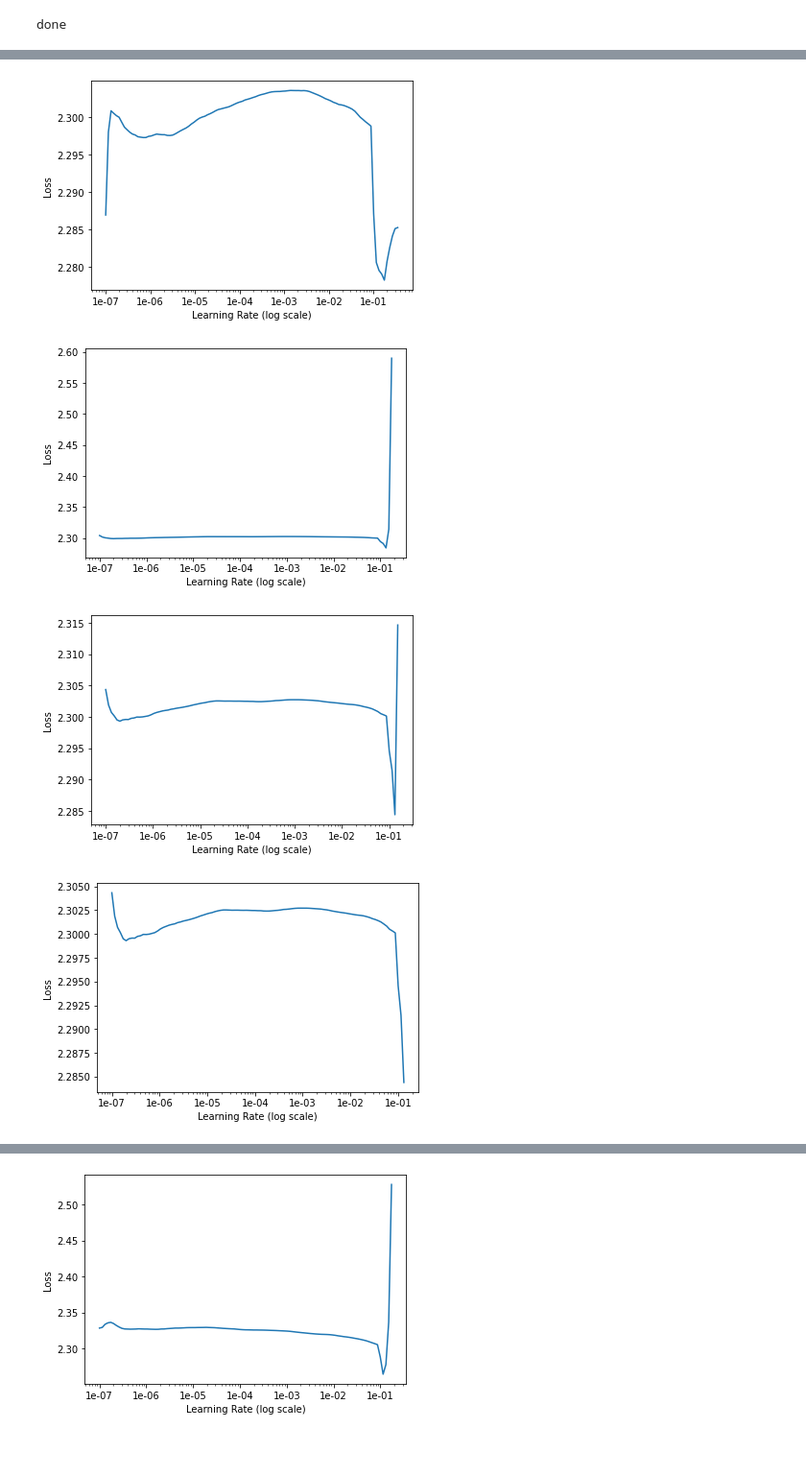
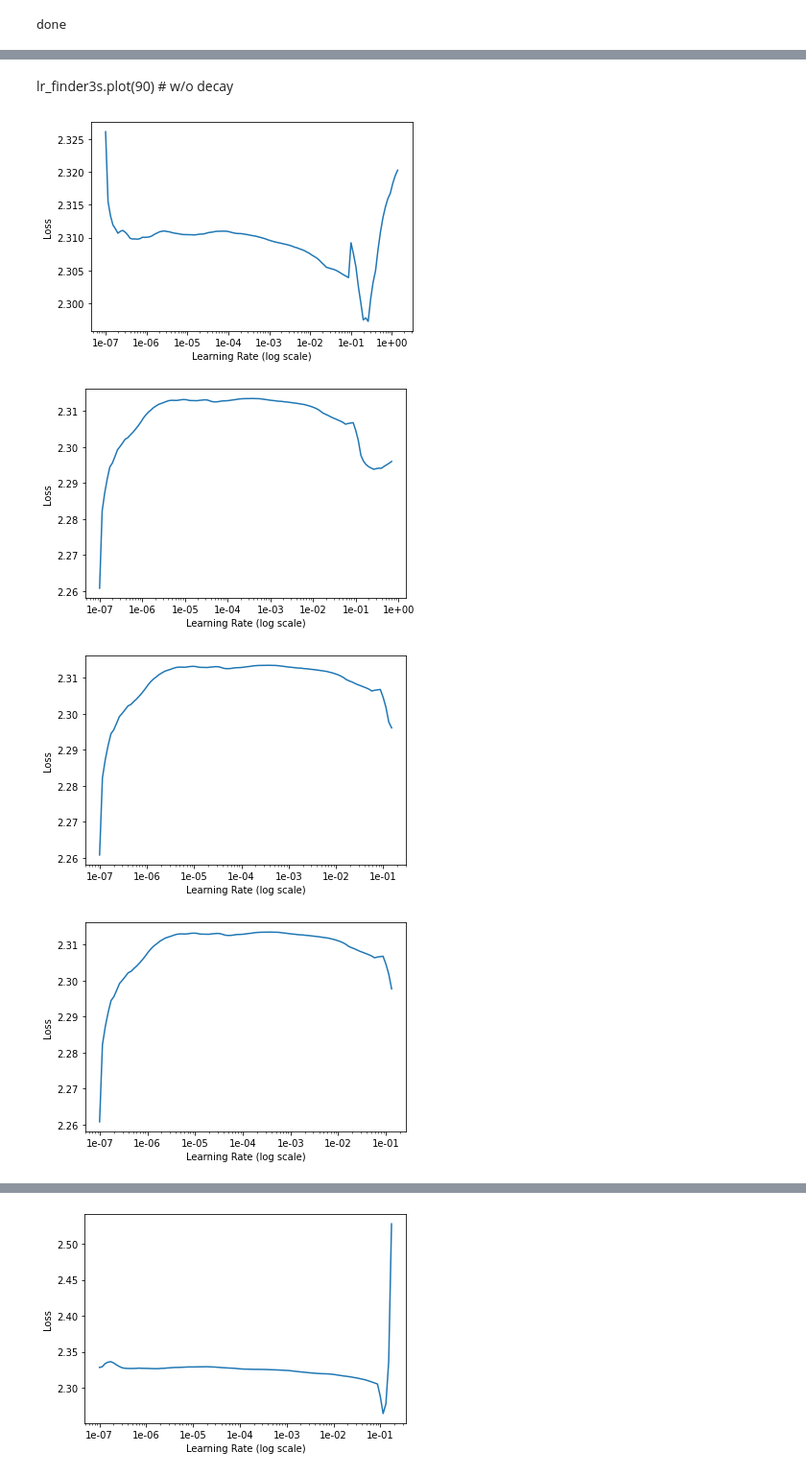
Before and after one commit to rosez/Springboard, a Jupyter notebook: CapstoneTwo/lrFinderCapstone2.ipynb, the cells around one changed output, grey strips where cells are left out. Shown at 96% size. Drawn from its saved outputs; the diff is of its cells as text; code cells hidden in the pictures; blank space fills up the shorter version.

```diff
--- a/CapstoneTwo/lrFinderCapstone2.ipynb
+++ b/CapstoneTwo/lrFinderCapstone2.ipynb
@@ -1245,16 +1182,18 @@ lr_finder1s.plot(95) # w/o decay
+# %% [markdown]
+lr_finder3s.plot(90) # w/o decay
 # %%
-lr_finder3s.plot(90) # w/o decay
+lr_finder3s.plot(80) # w/o decay
 # %% [output]
-[figure, old version]
+[figure, new version]
 # %%
-lr_finder6s.plot(95) # w/o decay
+lr_finder6s.plot(85) # w/o decay
 lr_finder6s.plot(96) # w/o decay
 
 lr_finder6s.plot(97) # w/o decay
 # %% [output]
-[figure, old version]
+[figure, new version]
-[figure, old version]
+[figure, new version]
-[figure, old version]
+[figure, new version]
 # %%
 lr_finder7s.plot(80) # w/o decay
 # %% [output]
```
Also changed, not shown: parts of 38 cells of this notebook, 1 other file.
